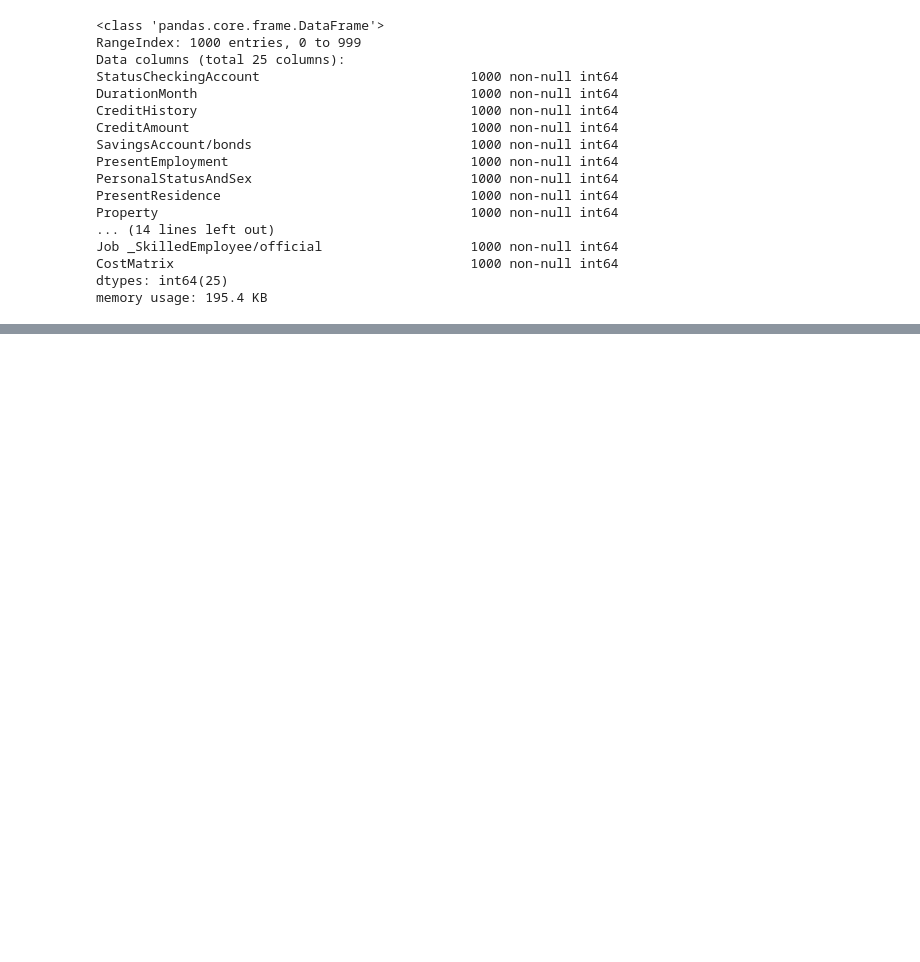
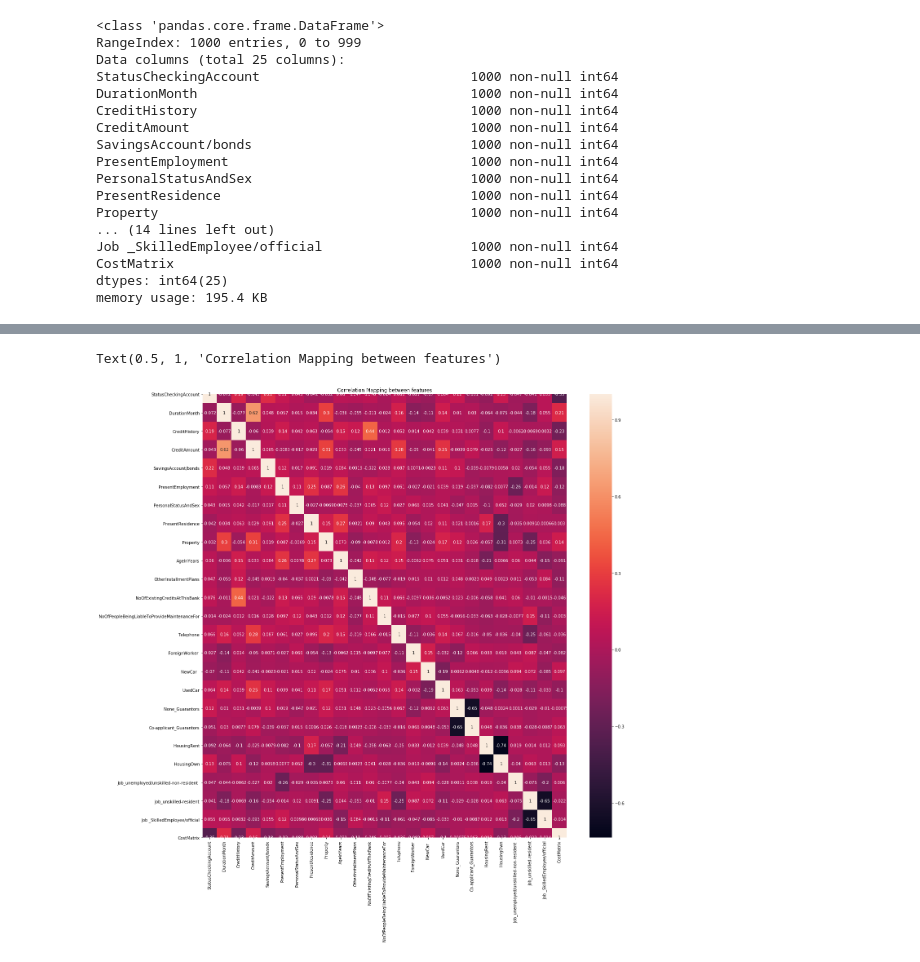
Before and after one commit to anvitha-jain/MLColab, a Jupyter notebook: Midterm.ipynb, the cells around one changed output, grey strips where cells are left out. Drawn from its saved outputs; the diff is of its cells as text; code cells hidden in the pictures; blank space fills up the shorter version.

```diff
--- a/Midterm.ipynb
+++ b/Midterm.ipynb
@@ -331,0 +422,9 @@ memory usage: 195.4 KB
+# %%
+# Correlation Map
+corr = germandf.corr()
+plt.figure(figsize=(20,20))
+sns.heatmap(corr,annot = True)
+plt.title('Correlation Mapping between features')
+# %% [output]
+Text(0.5, 1, 'Correlation Mapping between features')
+[figure, added]
```
Also changed, not shown: parts of 11 cells of this notebook.
